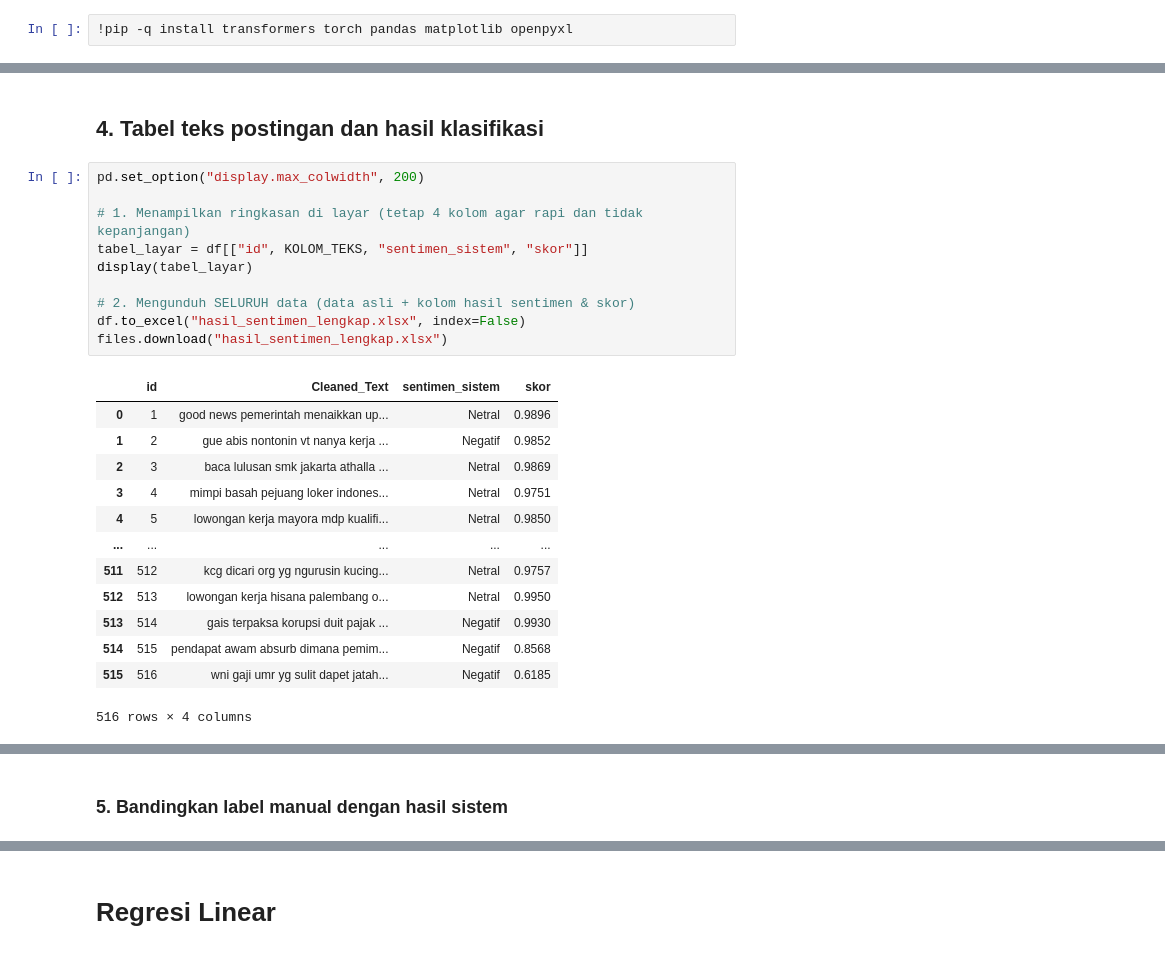
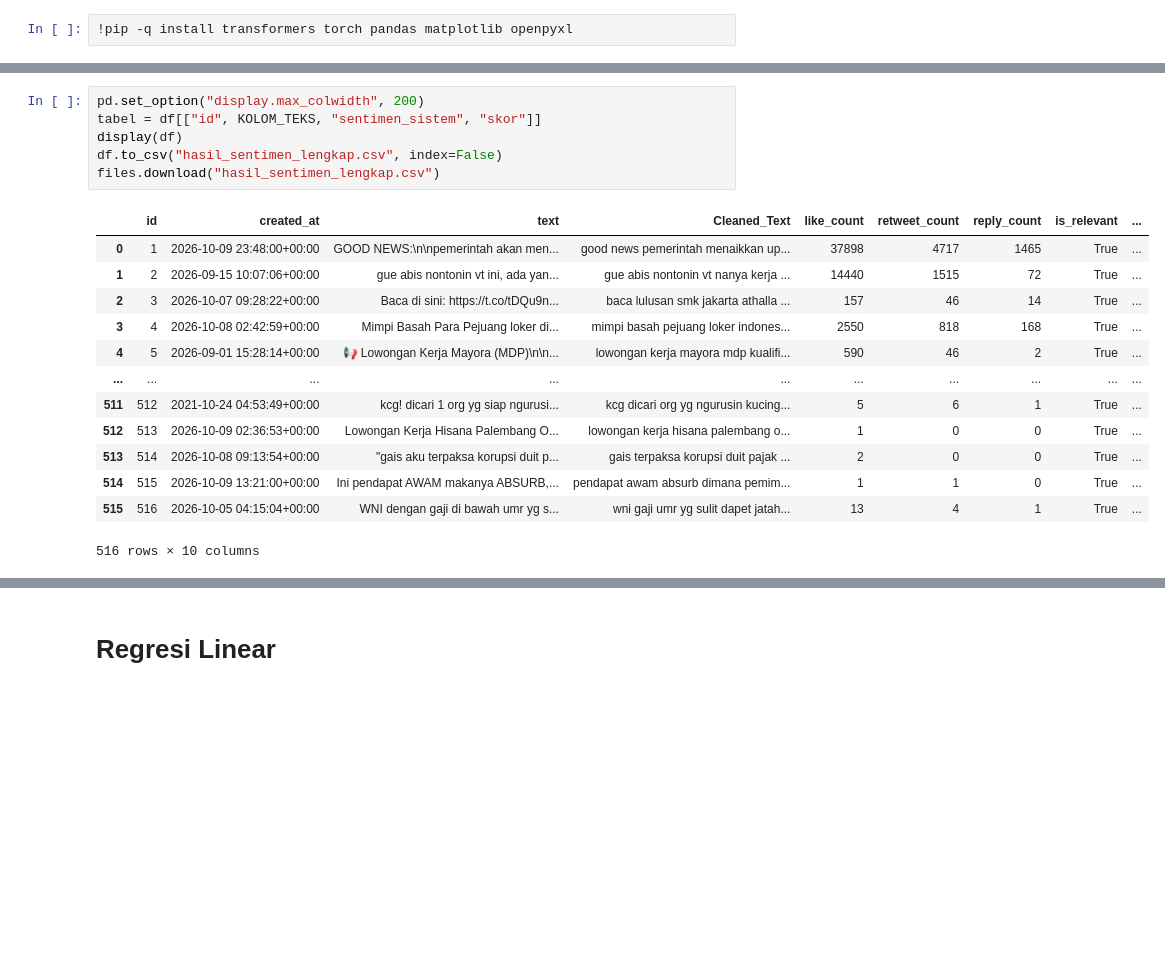
Before and after one commit to Bayustudent56/kelompok_2-_kerja, a Jupyter notebook: Tugas_Kelompok_2.ipynb, the cells around one changed output, grey strips where cells are left out. Cells and saved outputs as stored; diff of their text form; blank space fills up the shorter version.

```diff
--- a/Tugas_Kelompok_2.ipynb
+++ b/Tugas_Kelompok_2.ipynb
@@ -823,33 +900,25 @@ plt.tight_layout(); plt.show()
 | Negatif | 211 | 40.89 |
 | Netral | 260 | 50.39 |
 [figure]
-# %% [markdown]
-## 4. Tabel teks postingan dan hasil klasifikasi
 # %%
 pd.set_option("display.max_colwidth", 200)
-
-# 1. Menampilkan ringkasan di layar (tetap 4 kolom agar rapi dan tidak kepanjangan)
-tabel_layar = df[["id", KOLOM_TEKS, "sentimen_sistem", "skor"]]
-display(tabel_layar)
-
-# 2. Mengunduh SELURUH data (data asli + kolom hasil sentimen & skor)
-df.to_excel("hasil_sentimen_lengkap.xlsx", index=False)
-files.download("hasil_sentimen_lengkap.xlsx")
+tabel = df[["id", KOLOM_TEKS, "sentimen_sistem", "skor"]]
+display(df)
+df.to_csv("hasil_sentimen_lengkap.csv", index=False)
+files.download("hasil_sentimen_lengkap.csv")
 # %% [output]
-|  | id | Cleaned_Text | sentimen_sistem | skor |
-| 0 | 1 | good news pemerintah menaikkan up... | Netral | 0.9896 |
-| 1 | 2 | gue abis nontonin vt nanya kerja ... | Negatif | 0.9852 |
-| 2 | 3 | baca lulusan smk jakarta athalla ... | Netral | 0.9869 |
-| 3 | 4 | mimpi basah pejuang loker indones... | Netral | 0.9751 |
-| 4 | 5 | lowongan kerja mayora mdp kualifi... | Netral | 0.9850 |
-| ... | ... | ... | ... | ... |
-| 511 | 512 | kcg dicari org yg ngurusin kucing... | Netral | 0.9757 |
-| 512 | 513 | lowongan kerja hisana palembang o... | Netral | 0.9950 |
-| 513 | 514 | gais terpaksa korupsi duit pajak ... | Negatif | 0.9930 |
-| 514 | 515 | pendapat awam absurb dimana pemim... | Negatif | 0.8568 |
-| 515 | 516 | wni gaji umr yg sulit dapet jatah... | Negatif | 0.6185 |
+|  | id | created_at | text | Cleaned_Text | like_count | retweet_count | reply_count | is_relevant | ... |
+| 0 | 1 | 2026-10-09 23:48:00+00:00 | GOOD NEWS:\n\npemerintah akan men... | good news pemerintah menaikkan up... | 37898 | 4717 | 1465 | True | ... |
+| 1 | 2 | 2026-09-15 10:07:06+00:00 | gue abis nontonin vt ini, ada yan... | gue abis nontonin vt nanya kerja ... | 14440 | 1515 | 72 | True | ... |
+| 2 | 3 | 2026-10-07 09:28:22+00:00 | Baca di sini: https://t.co/tDQu9n... | baca lulusan smk jakarta athalla ... | 157 | 46 | 14 | True | ... |
+| 3 | 4 | 2026-10-08 02:42:59+00:00 | Mimpi Basah Para Pejuang loker di... | mimpi basah pejuang loker indones... | 2550 | 818 | 168 | True | ... |
+| 4 | 5 | 2026-09-01 15:28:14+00:00 | 📢 Lowongan Kerja Mayora (MDP)\n\n... | lowongan kerja mayora mdp kualifi... | 590 | 46 | 2 | True | ... |
+| ... | ... | ... | ... | ... | ... | ... | ... | ... | ... |
+| 511 | 512 | 2021-10-24 04:53:49+00:00 | kcg! dicari 1 org yg siap ngurusi... | kcg dicari org yg ngurusin kucing... | 5 | 6 | 1 | True | ... |
+| 512 | 513 | 2026-10-09 02:36:53+00:00 | Lowongan Kerja Hisana Palembang O... | lowongan kerja hisana palembang o... | 1 | 0 | 0 | True | ... |
+| 513 | 514 | 2026-10-08 09:13:54+00:00 | "gais aku terpaksa korupsi duit p... | gais terpaksa korupsi duit pajak ... | 2 | 0 | 0 | True | ... |
+| 514 | 515 | 2026-10-09 13:21:00+00:00 | Ini pendapat AWAM makanya ABSURB,... | pendapat awam absurb dimana pemim... | 1 | 1 | 0 | True | ... |
+| 515 | 516 | 2026-10-05 04:15:04+00:00 | WNI dengan gaji di bawah umr yg s... | wni gaji umr yg sulit dapet jatah... | 13 | 4 | 1 | True | ... |
-516 rows × 4 columns
+516 rows × 10 columns
 [interactive output not drawn]
 [interactive output not drawn]
-# %% [markdown]
-### 5. Bandingkan label manual dengan hasil sistem
```
Also changed, not shown: parts of 15 cells of this notebook.
